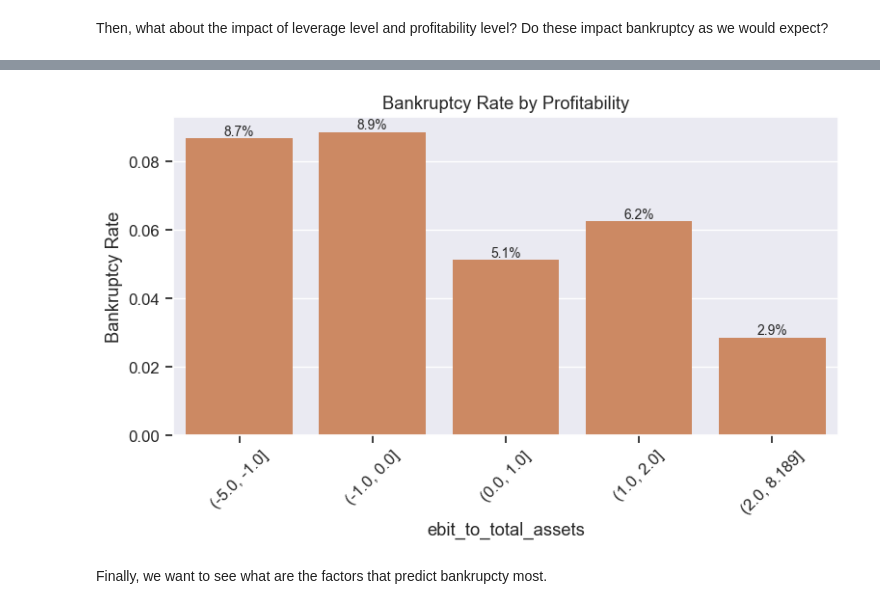
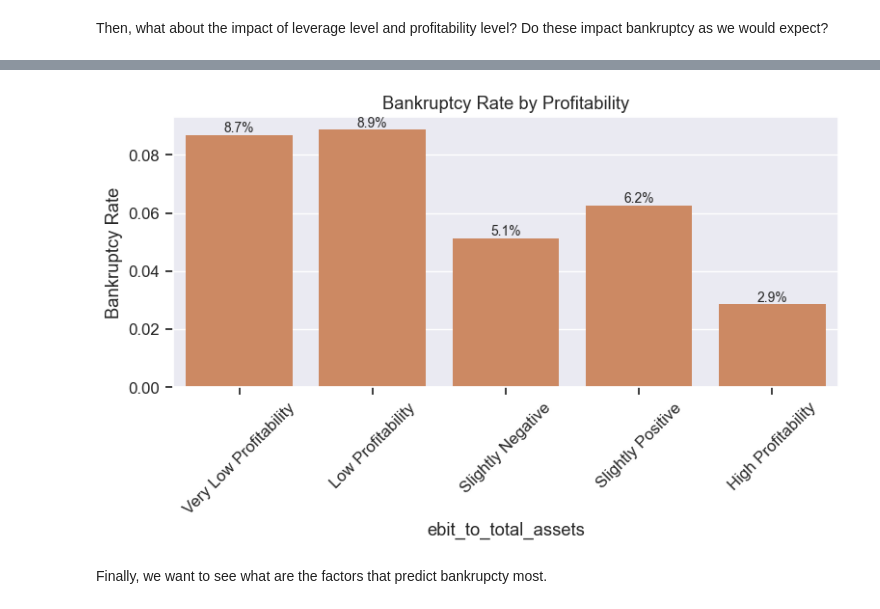
Before and after one commit to zhuosheng039/Company-Bankruptcy-Prediction, a Jupyter notebook: visualization.ipynb, the cells around one changed output, grey strips where cells are left out. Saved outputs shown, nothing was run; the diff lists cells and outputs as text; code cells hidden in the pictures.

```diff
--- a/visualization.ipynb
+++ b/visualization.ipynb
@@ -348,0 +342,25 @@ plot_bin_rate(df_merge, col='market_value_equity_to_total_debt', bins=leverage_b
+# %%
+df_plot = df_merge.copy()
+
+leverage_bins = [0, 1, 2, 5, 10, df_plot['market_value_equity_to_total_debt'].max()]
+leverage_labels = ["Very Low Leverage", "Low Leverage", "Medium Leverage", "High Leverage", "Very High Leverage"]
+
+df_plot['leverage_bin'] = pd.cut(df_plot['market_value_equity_to_total_debt'], bins=leverage_bins)
+counts = df_plot['leverage_bin'].value_counts().sort_index()
+
+plot_bin_rate(
+    df_plot,
+    col='market_value_equity_to_total_debt',
+    bins=leverage_bins,
+    label_map={interval: label for interval, label in zip(counts.index, leverage_labels)},
+    title="Bankruptcy Rate by Leverage"
+)
+
+plot_pie(
+    df=df_plot,
+    col='leverage_bin',
+    df_name='leverage_distribution',
+    title='Company Distribution Across Leverage Bins',
+    label_map={interval: label for interval, label in zip(counts.index, leverage_labels)},
+    colors=sns.color_palette("Blues", len(counts))
+)
@@ -349,9 +370,21 @@ plot_bin_rate(df_merge, col='market_value_equity_to_total_debt', bins=leverage_b
 # %%
-profit_bins = [-5, -1, 0, 1, 2, df_merge['ebit_to_total_assets'].max()]
-plot_bin_rate(df_merge, col='ebit_to_total_assets', bins=profit_bins,
-              title="Bankruptcy Rate by Profitability")
+profit_bins = [-5, -1, 0, 1, 2, df_plot['ebit_to_total_assets'].max()]
+profit_labels = ["Very Low Profitability", "Low Profitability", "Slightly Negative", "Slightly Positive", "High Profitability"]
+
+df_plot['profit_bin'] = pd.cut(df_plot['ebit_to_total_assets'], bins=profit_bins)
+
+counts = df_plot['profit_bin'].value_counts().sort_index()
+label_map = {interval: label for interval, label in zip(counts.index, profit_labels)}
+
+plot_bin_rate(
+    df_plot,
+    col='ebit_to_total_assets',
+    bins=profit_bins,
+    label_map=label_map,
+    title="Bankruptcy Rate by Profitability"
+)
 # %% [output]
-[figure, old version]
+[figure, new version]
 # %% [markdown]
 Finally, we want to see what are the factors that predict bankrupcty most.
 # %%
```
Also changed, not shown: parts of 5 cells of this notebook, 2 other files.
